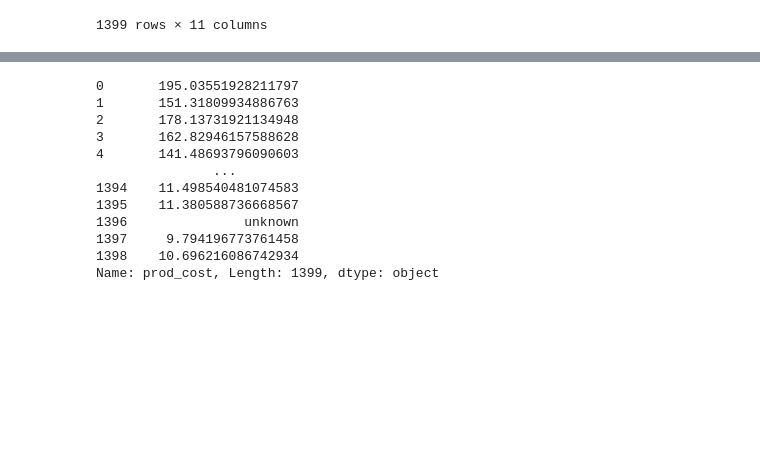
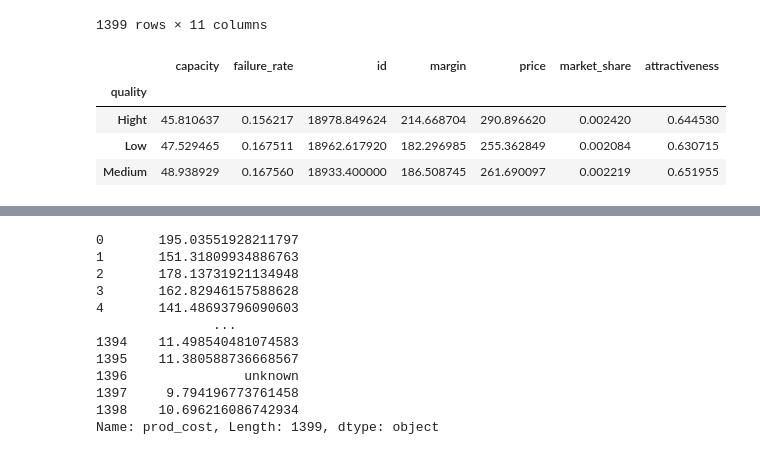
Before and after one commit to djeFerroudja/DJELLALI_Ferroudja_SupDeVinci, a Jupyter notebook: TD_Mower.ipynb, the cells around one changed output, grey strips where cells are left out. Cells and saved outputs as stored; diff of their text form; code cells hidden in the pictures; blank space fills up the shorter version.

```diff
--- a/TD_Mower.ipynb
+++ b/TD_Mower.ipynb
@@ -98,3 +98,12 @@ data_mower.drop_duplicates()
 | 1397 | 66.855435 | 0.244948 | 18946 | 58.697122 | 68.491318 | 9.794196773761458 | essence | Low | 1 an | ... |
 | 1398 | 54.712713 | 0.177143 | 19017 | 64.259212 | 74.955428 | 10.696216086742934 | essence | Low | 1an. | ... |
 1399 rows × 11 columns
+# %%
+#afficher par qualité
+data_mower.groupby(["quality"]).mean()
+# %% [output]
+|  | capacity | failure_rate | id | margin | price | market_share | attractiveness |
+| quality |  |  |  |  |  |  |  |
+| Hight | 45.810637 | 0.156217 | 18978.849624 | 214.668704 | 290.896620 | 0.002420 | 0.644530 |
+| Low | 47.529465 | 0.167511 | 18962.617920 | 182.296985 | 255.362849 | 0.002084 | 0.630715 |
+| Medium | 48.938929 | 0.167560 | 18933.400000 | 186.508745 | 261.690097 | 0.002219 | 0.651955 |
```
Also changed, not shown: parts of 52 cells of this notebook, 1 other file.
